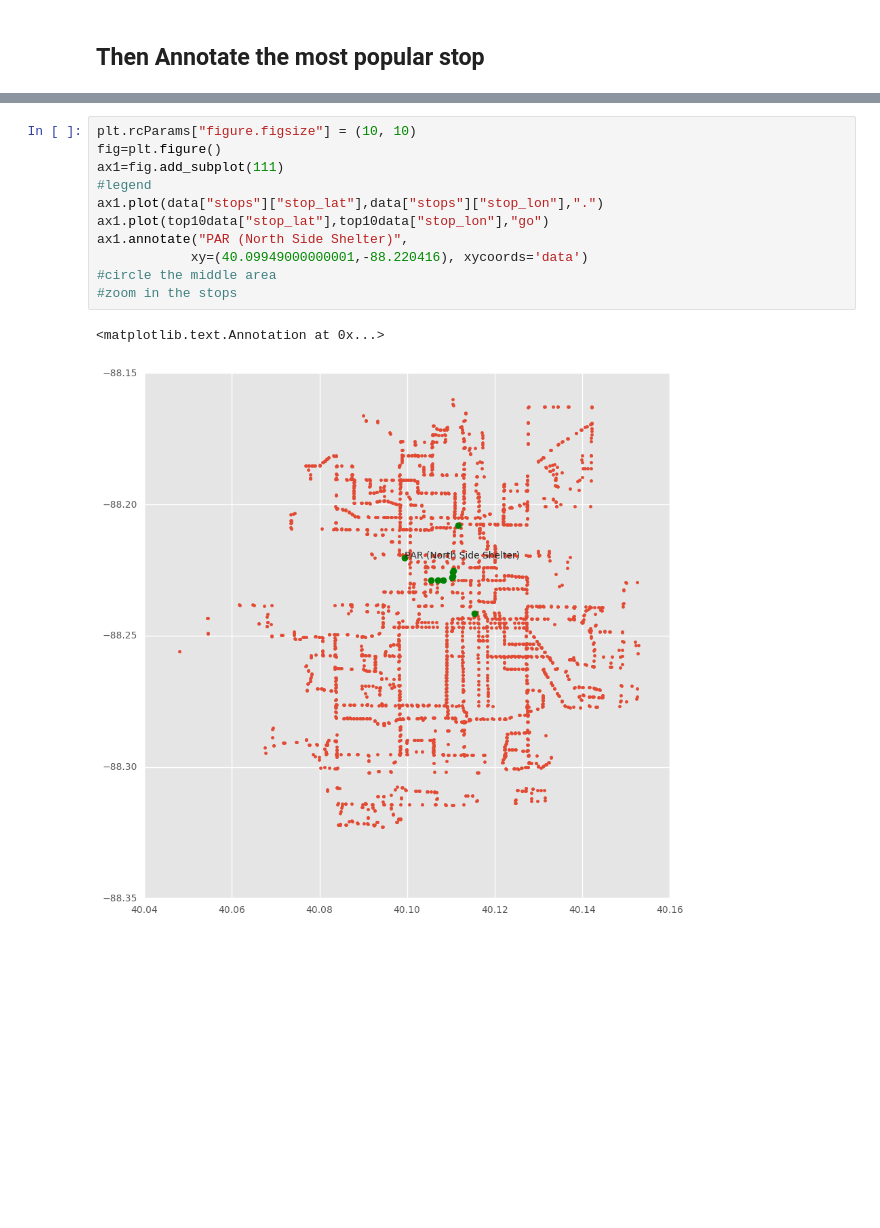
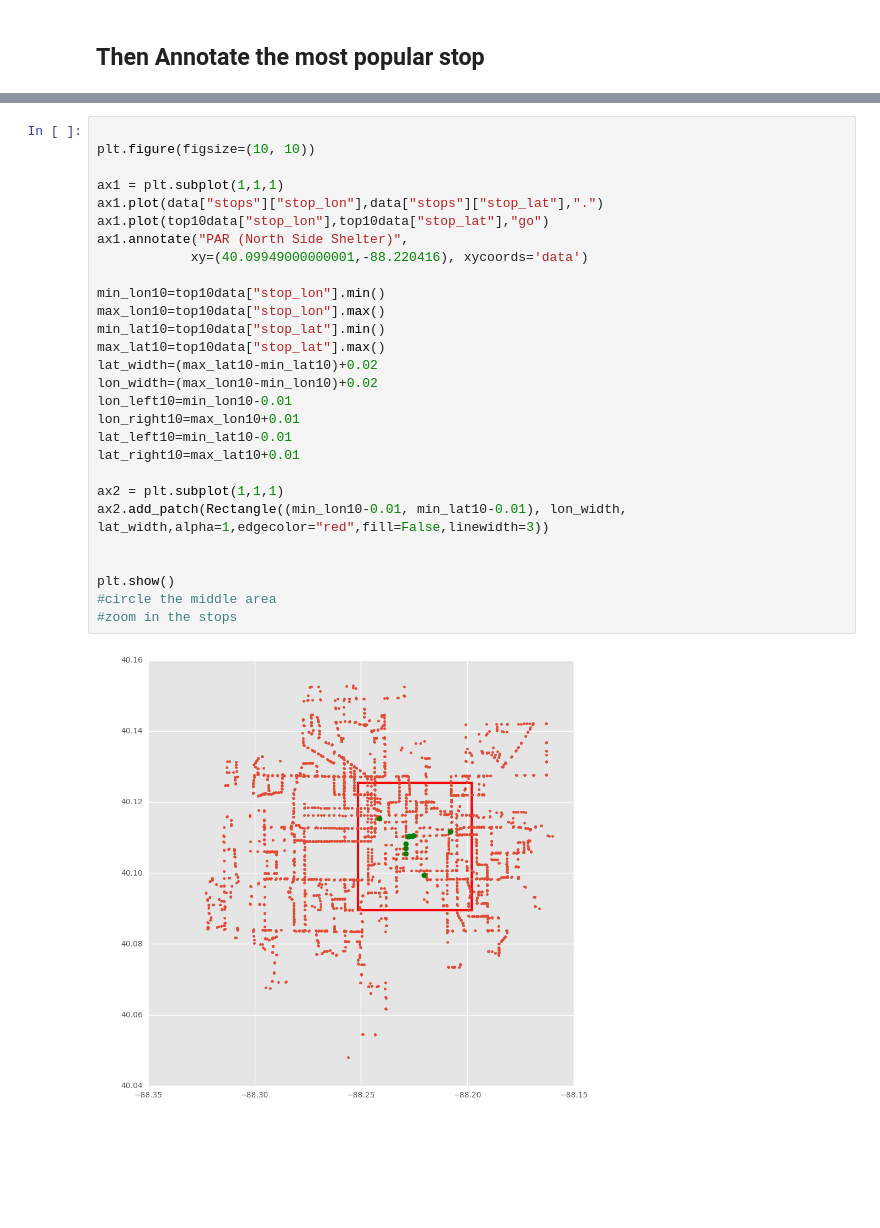
Before and after one commit to UIUC-iSchool-DataViz/project-spring2017, a Jupyter notebook: part1/P1Q2 Stops (20170409).ipynb, the cells around one changed output, grey strips where cells are left out. Drawn from its saved outputs; the diff is of its cells as text; blank space fills up the shorter version.

```diff
--- a/part1/P1Q2 Stops (20170409).ipynb
+++ b/part1/P1Q2 Stops (20170409).ipynb
@@ -268,14 +266,30 @@ lon
-# %%
-plt.rcParams["figure.figsize"] = (10, 10)
-fig=plt.figure()
-ax1=fig.add_subplot(111)
-#legend
-ax1.plot(data["stops"]["stop_lat"],data["stops"]["stop_lon"],".")
-ax1.plot(top10data["stop_lat"],top10data["stop_lon"],"go")
-ax1.annotate("PAR (North Side Shelter)",
-            xy=(40.09949000000001,-88.220416), xycoords='data')
-#circle the middle area
-#zoom in the stops
-# %% [output]
-<matplotlib.text.Annotation at 0x...>
-[figure, removed]
+# %%
+
+plt.figure(figsize=(10, 10))
+
+ax1 = plt.subplot(1,1,1)
+ax1.plot(data["stops"]["stop_lon"],data["stops"]["stop_lat"],".")
+ax1.plot(top10data["stop_lon"],top10data["stop_lat"],"go")
+ax1.annotate("PAR (North Side Shelter)",
+            xy=(40.09949000000001,-88.220416), xycoords='data')
+
+min_lon10=top10data["stop_lon"].min()
+max_lon10=top10data["stop_lon"].max()
+min_lat10=top10data["stop_lat"].min()
+max_lat10=top10data["stop_lat"].max()
+lat_width=(max_lat10-min_lat10)+0.02
+lon_width=(max_lon10-min_lon10)+0.02
+lon_left10=min_lon10-0.01
+lon_right10=max_lon10+0.01
+lat_left10=min_lat10-0.01
+lat_right10=max_lat10+0.01
+
+ax2 = plt.subplot(1,1,1)
+ax2.add_patch(Rectangle((min_lon10-0.01, min_lat10-0.01), lon_width, lat_width,alpha=1,edgecolor="red",fill=False,linewidth=3))
+
+
+plt.show()
+#circle the middle area
+#zoom in the stops
+# %% [output]
+[figure, added]
```
Also changed, not shown: parts of 13 cells of this notebook.
